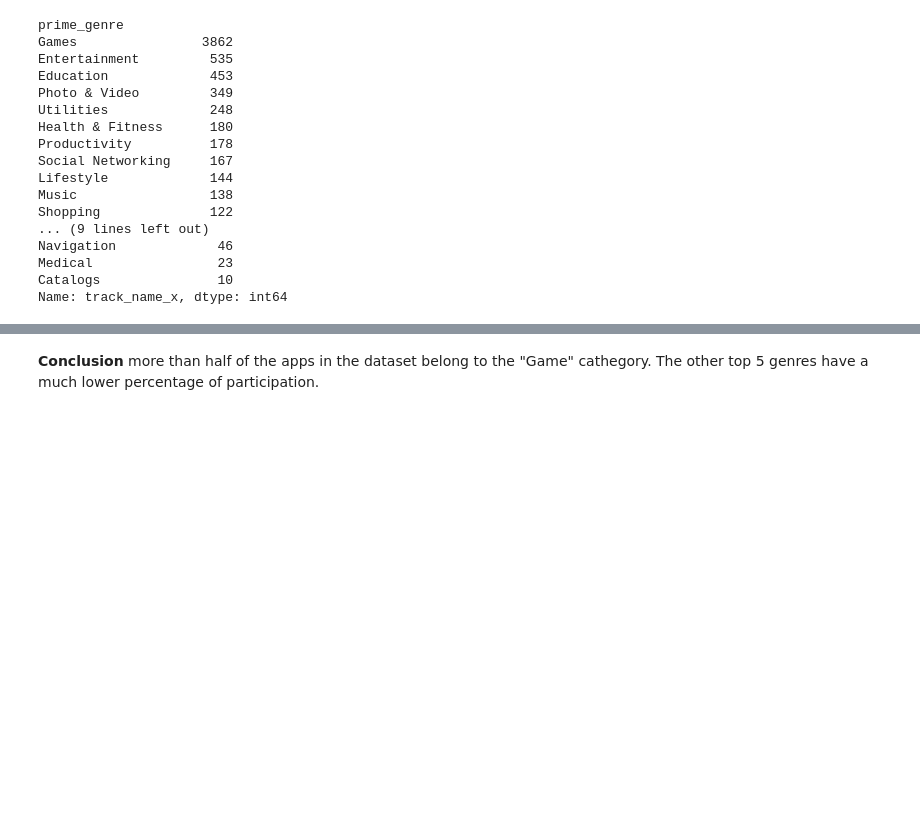
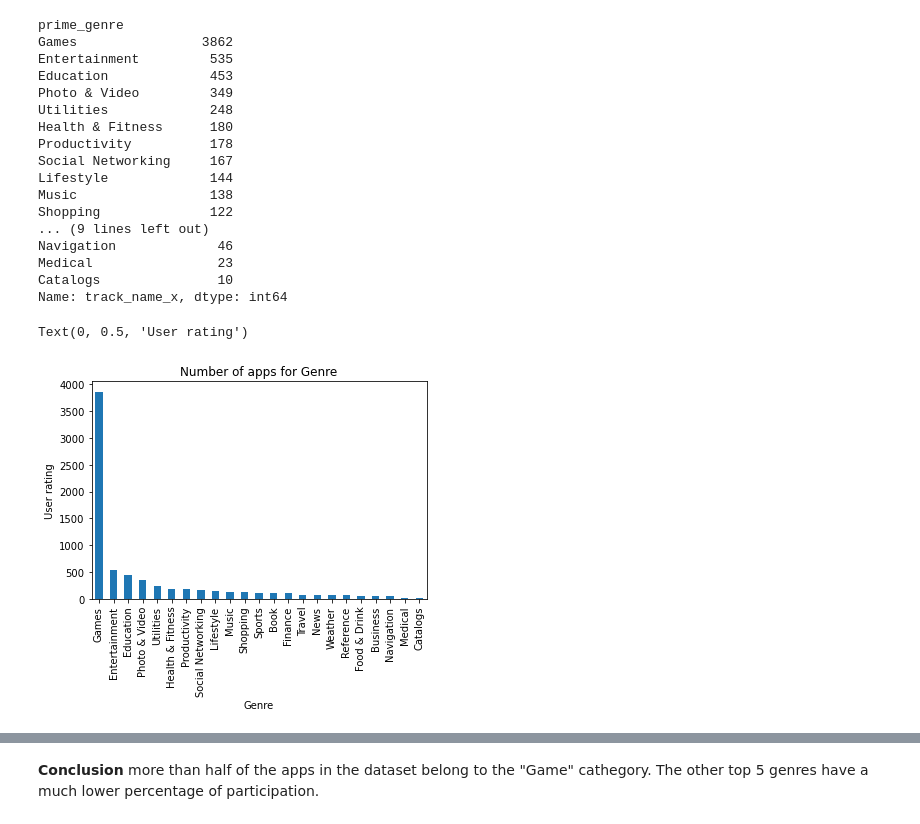
Before and after one commit to DanielaNy/Pyladies_Amsterdam_Capstone_Project, a Jupyter notebook: Data_Analysis_Melissa.ipynb, the cells around one changed output, grey strips where cells are left out. Cells and saved outputs as stored; diff of their text form; code cells hidden in the pictures; blank space fills up the shorter version.

```diff
--- a/Data_Analysis_Melissa.ipynb
+++ b/Data_Analysis_Melissa.ipynb
@@ -124,5 +125,14 @@ Navigation             46
 Medical                23
 Catalogs               10
 Name: track_name_x, dtype: int64
+# %%
+Number_apps_genre=data.groupby(["prime_genre"])["track_name_x"].count().sort_values(ascending=False)
+Number_apps_genre=Number_apps_genre.plot.bar()
+plt.title("Number of apps for Genre")
+plt.xlabel("Genre")
+plt.ylabel ("User rating")
+# %% [output]
+Text(0, 0.5, 'User rating')
+[figure, added]
 # %%
 #what percentage do they represent?
```
Also changed, not shown: parts of 7 cells of this notebook, 1 other file.
